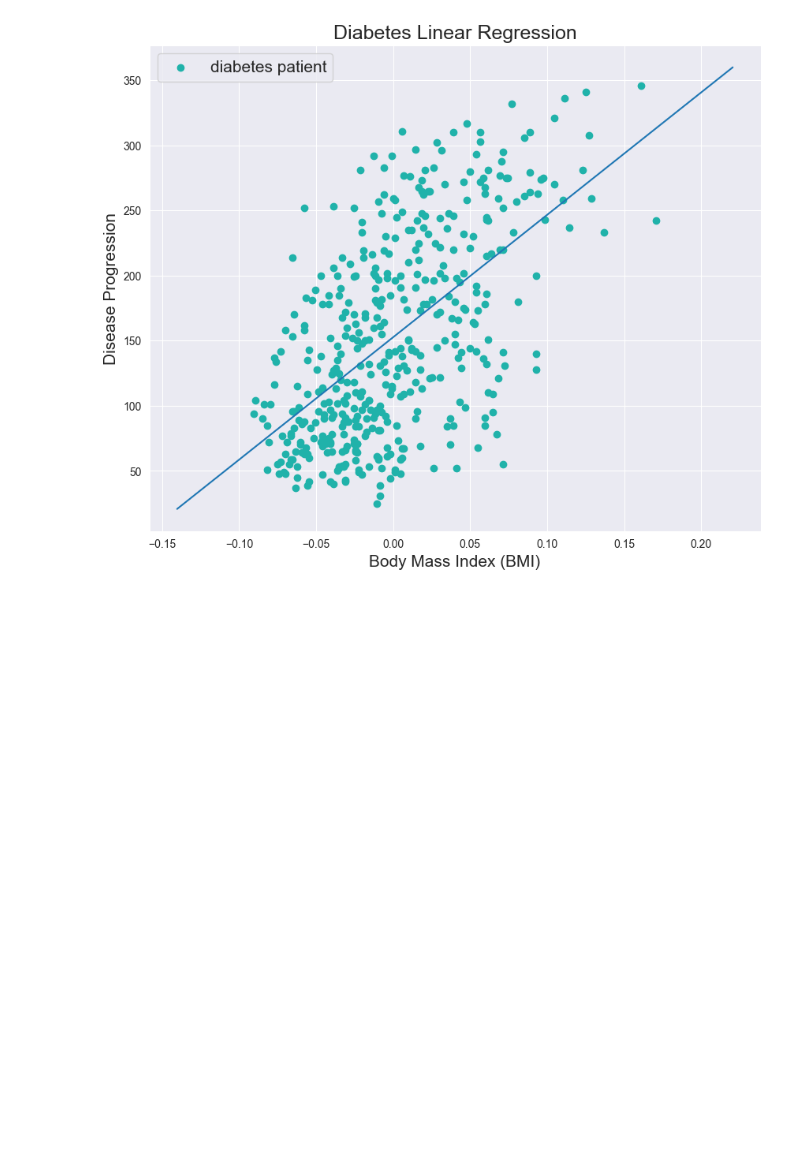
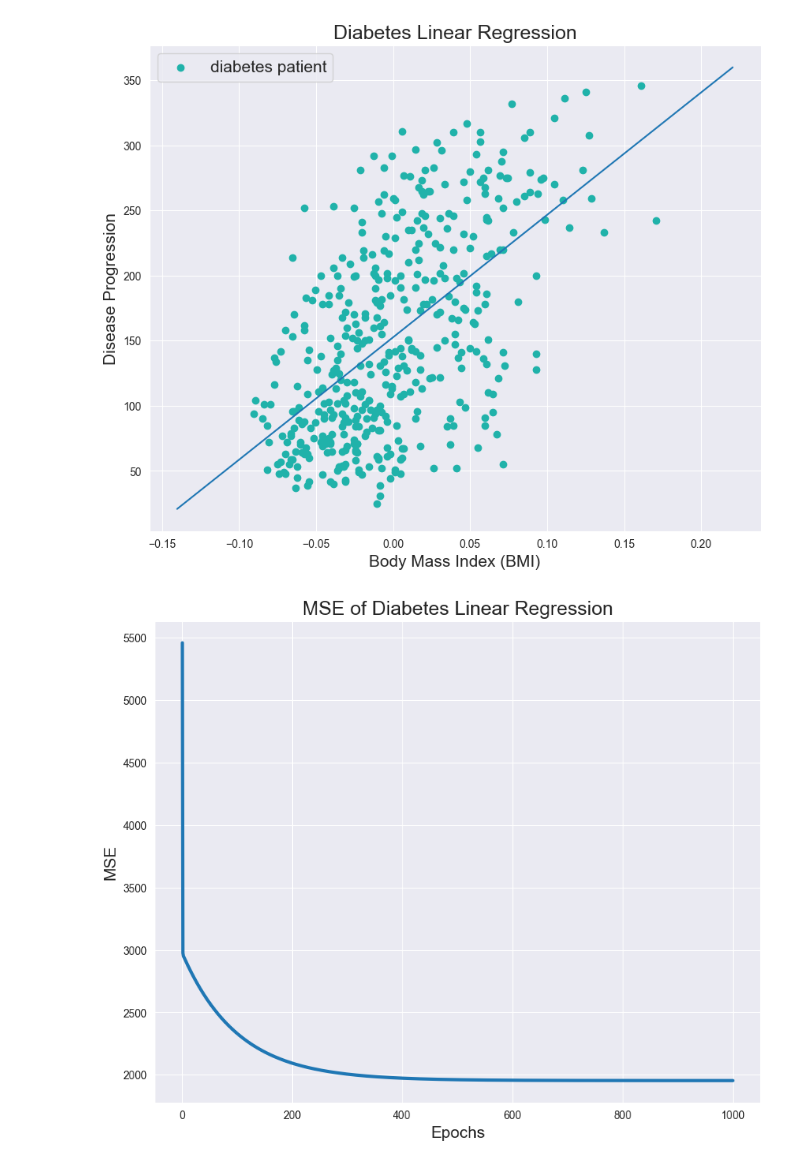
Before and after one commit to aelliott50/Elliott-CMOR-438-Spring-2025, a Jupyter notebook: Supervised Learning/Linear Regression.ipynb, the cells around one changed output. Cells and saved outputs as stored; diff of their text form; code cells hidden in the pictures; blank space fills up the shorter version.

```diff
--- a/Supervised Learning/Linear Regression.ipynb
+++ b/Supervised Learning/Linear Regression.ipynb
@@ -83,4 +86,14 @@ plt.legend(fontsize = 15)
 plt.show()
 # %% [output]
 [figure]
+# %%
+domain = np.linspace(np.min(X) - .05, np.max(X) + .05, 100)
+plt.figure(figsize = (10, 8))
+plt.plot((range(1, len(node.errors) + 1)), node.errors,linewidth=3)
+plt.xlabel("Epochs", fontsize = 15)
+plt.ylabel("MSE", fontsize = 15)
+plt.title("MSE of Diabetes Linear Regression", fontsize = 18)
+plt.show()
+# %% [output]
+[figure, added]
 # %%
```
Also changed, not shown: parts of 4 cells of this notebook, 1 other file.
